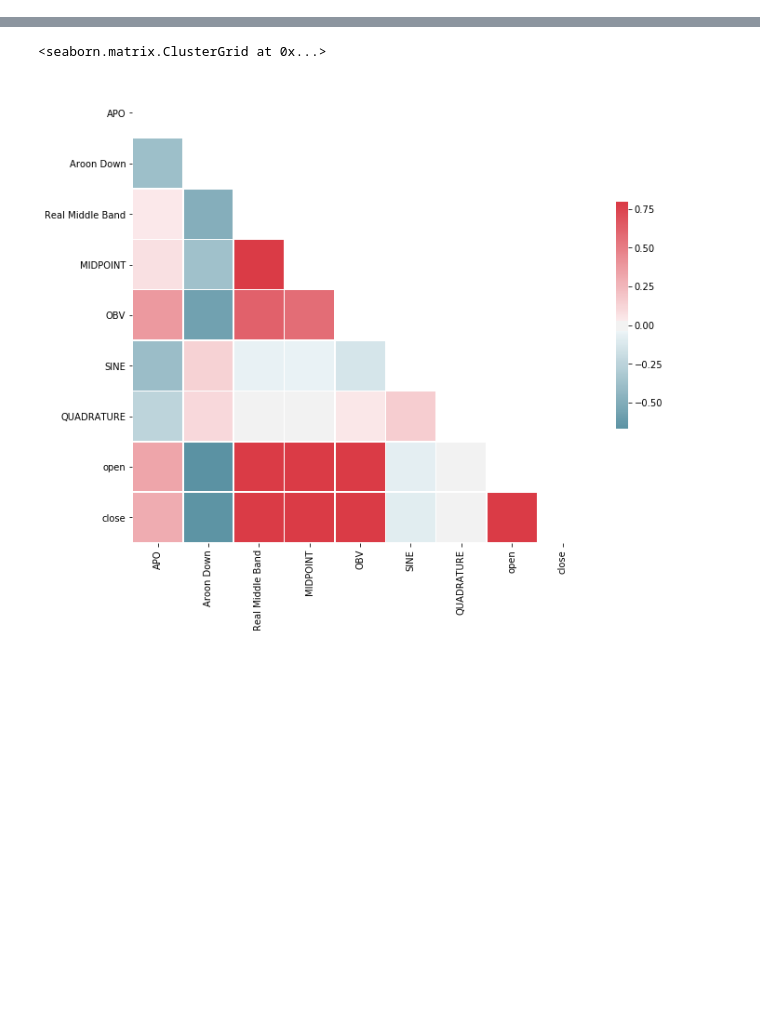
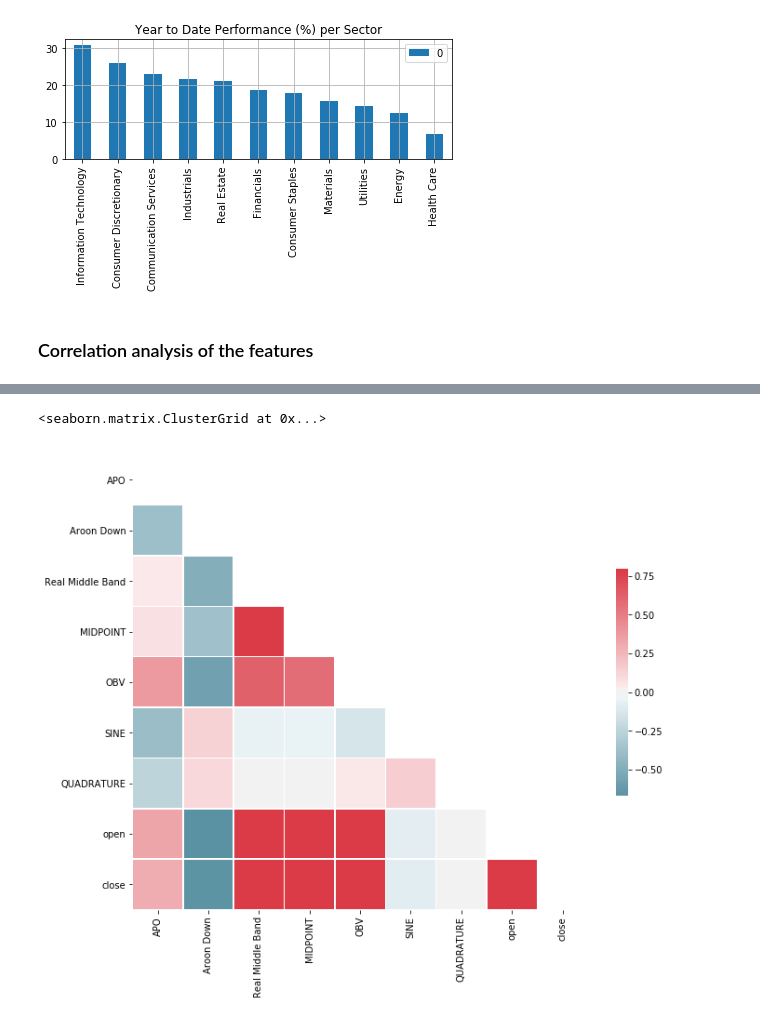
Before and after one commit to patelrohan008/cx4240-stock-prediction, a Jupyter notebook: HeatMap-ClusterMap-Companies.ipynb, the cells around one changed output, grey strips where cells are left out. Cells and saved outputs as stored; diff of their text form; code cells hidden in the pictures; blank space fills up the shorter version.

```diff
--- a/HeatMap-ClusterMap-Companies.ipynb
+++ b/HeatMap-ClusterMap-Companies.ipynb
@@ -59,3 +93,15 @@ sns.clustermap(corr)
+# %%
+sector_perf_ytd_dict=sector_perf['Rank F: Year-to-Date (YTD) Performance']
+sector_perf_ytd= pd.DataFrame.from_dict(sector_perf_ytd_dict,orient='index').apply(lambda x: x.str.strip('%')).astype(float)
+sector_perf_ytd.plot(kind='bar')
+plt.title('Year to Date Performance (%) per Sector')
+plt.tight_layout()
+plt.grid()
+plt.show()
+# %% [output]
+[figure, added]
+# %% [markdown]
+<h3>Correlation analysis of the features</h3>
 # %%
 a = pd.read_json("data\AMD-19.json", orient = "columns", precise_float = True)
 a.head()
```
Also changed, not shown: parts of 13 cells of this notebook, 1 other file.
